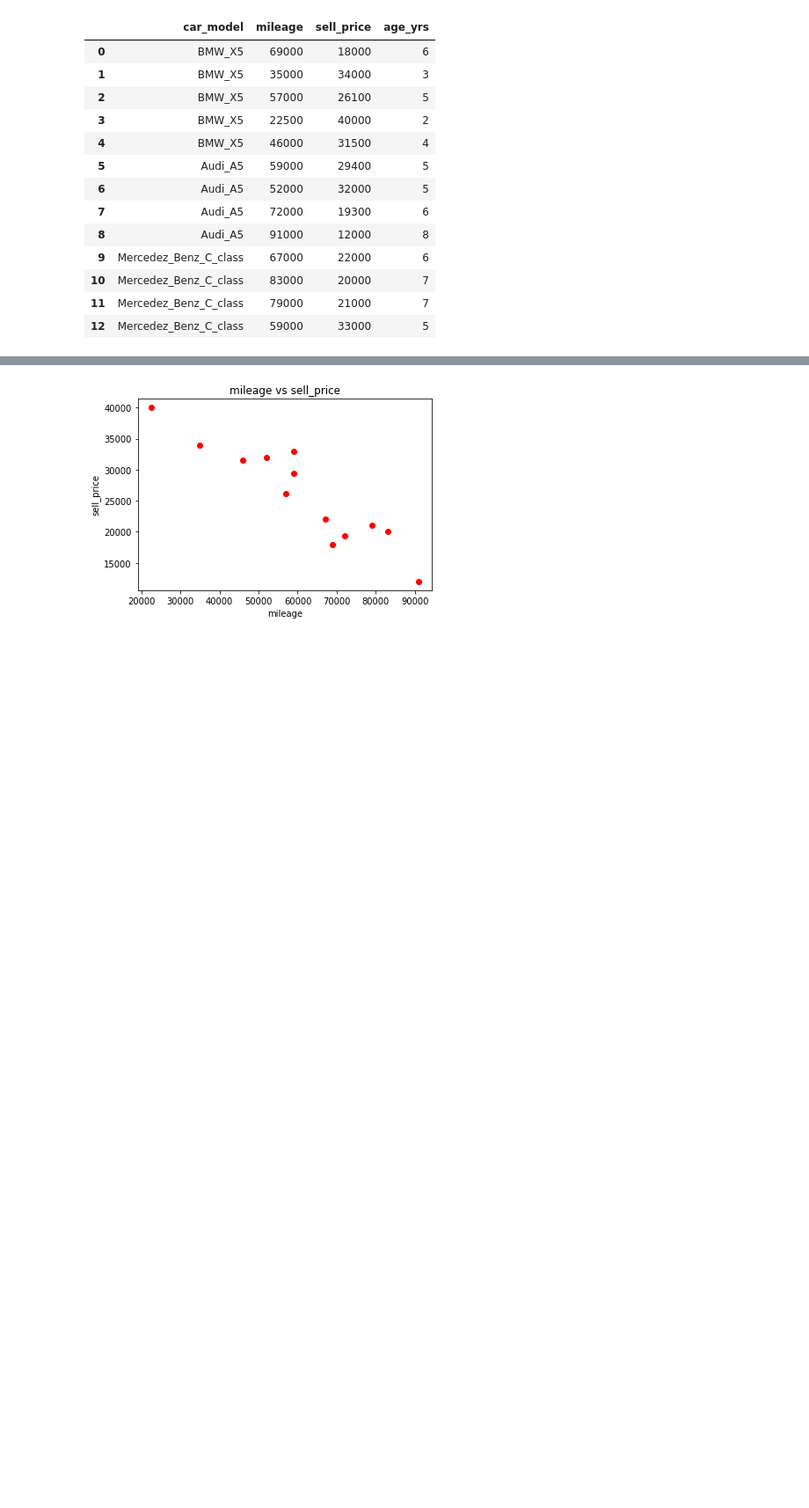
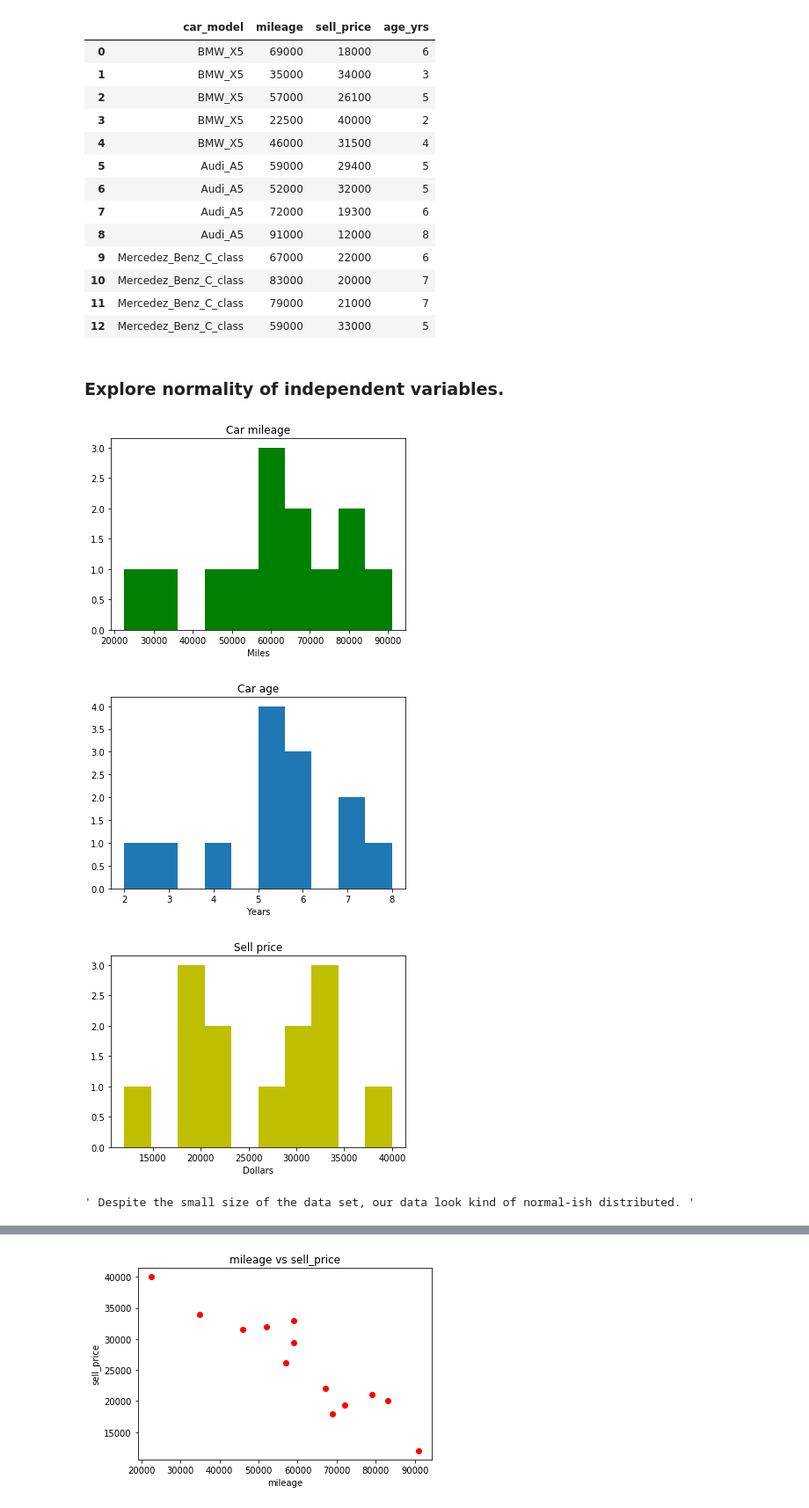
Before and after one commit to tarajano/linear_regression_model_car_prices, a Jupyter notebook: linear_regression_model_car_prices.ipynb, the cells around one changed output, grey strips where cells are left out. Shown: that part at 88% size. Saved outputs shown, nothing was run; the diff lists cells and outputs as text; code cells hidden in the pictures; blank space fills up the shorter version.

```diff
--- a/linear_regression_model_car_prices.ipynb
+++ b/linear_regression_model_car_prices.ipynb
@@ -24,3 +25,27 @@ dtf
 | 10 | Mercedez_Benz_C_class | 83000 | 20000 | 7 |
 | 11 | Mercedez_Benz_C_class | 79000 | 21000 | 7 |
 | 12 | Mercedez_Benz_C_class | 59000 | 33000 | 5 |
+# %% [markdown]
+### Explore normality of independent variables.
+# %%
+plt.hist(dtf.mileage, color='g')
+plt.title('Car mileage')
+plt.xlabel('Miles')
+plt.show()
+
+plt.hist(dtf.age_yrs)
+plt.title('Car age')
+plt.xlabel('Years')
+plt.show()
+
+plt.hist(dtf.sell_price, color='y')
+plt.title('Sell price')
+plt.xlabel('Dollars')
+plt.show()
+
+""" Despite the small size of the data set, our data look kind of normal-ish distributed. """
+# %% [output]
+[figure, added]
+[figure, added]
+[figure, added]
+' Despite the small size of the data set, our data look kind of normal-ish distributed. '
```
Also changed, not shown: parts of 8 cells of this notebook.
